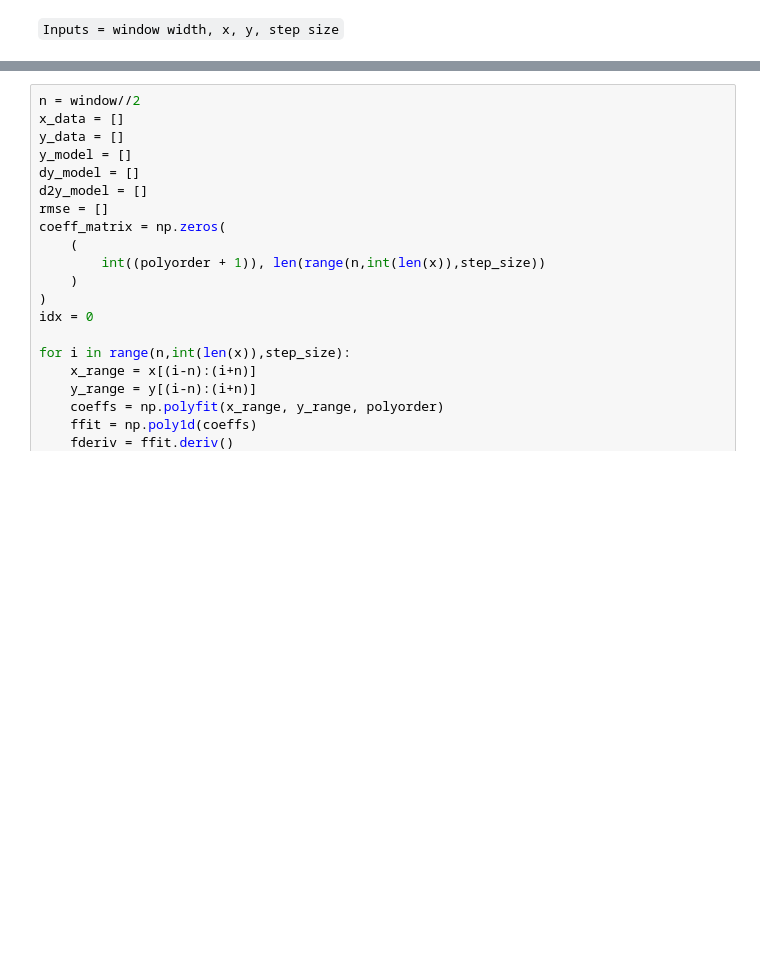
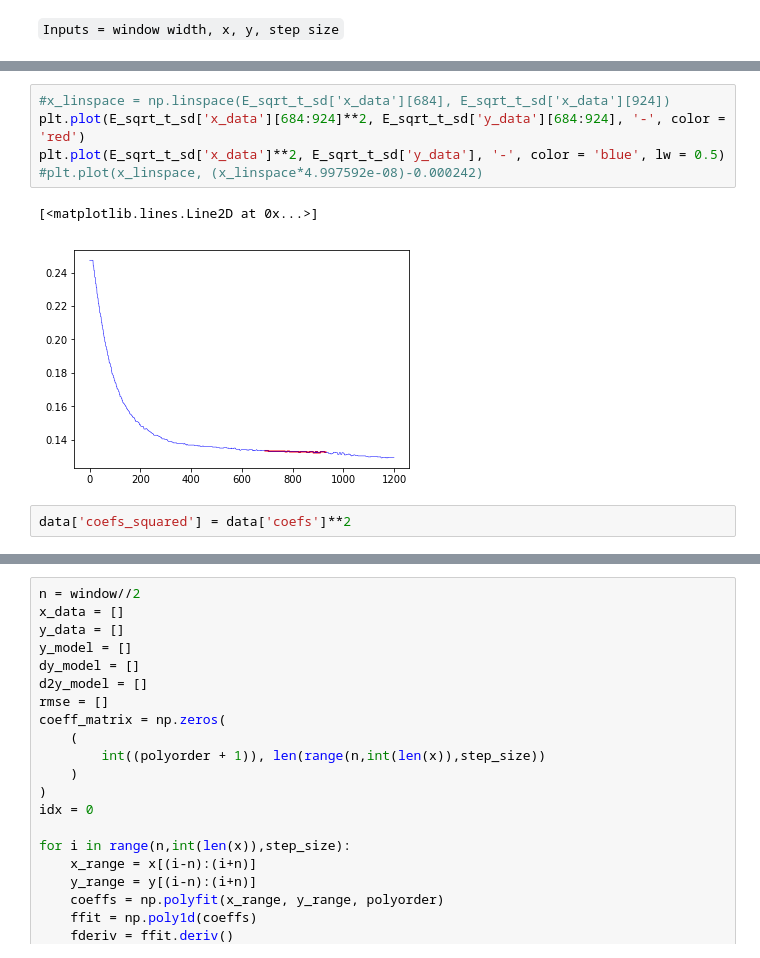
Before and after one commit to vwhu/gitt_toolkit, a Jupyter notebook: development_notebook2.ipynb, the cells around one changed output, grey strips where cells are left out. Drawn from its saved outputs; the diff is of its cells as text; blank space fills up the shorter version.

Commit message:
WE GOT A LINE

```diff
--- a/development_notebook2.ipynb
+++ b/development_notebook2.ipynb
@@ -323,0 +416,10 @@ for i in range(n,int(len(x)-n)):
+# %%
+#x_linspace = np.linspace(E_sqrt_t_sd['x_data'][684], E_sqrt_t_sd['x_data'][924])
+plt.plot(E_sqrt_t_sd['x_data'][684:924]**2, E_sqrt_t_sd['y_data'][684:924], '-', color = 'red')
+plt.plot(E_sqrt_t_sd['x_data']**2, E_sqrt_t_sd['y_data'], '-', color = 'blue', lw = 0.5)
+#plt.plot(x_linspace, (x_linspace*4.997592e-08)-0.000242)
+# %% [output]
+[<matplotlib.lines.Line2D at 0x...>]
+[figure, added]
+# %%
+data['coefs_squared'] = data['coefs']**2
```
Also changed, not shown: parts of 15 cells of this notebook, 1 other file.
